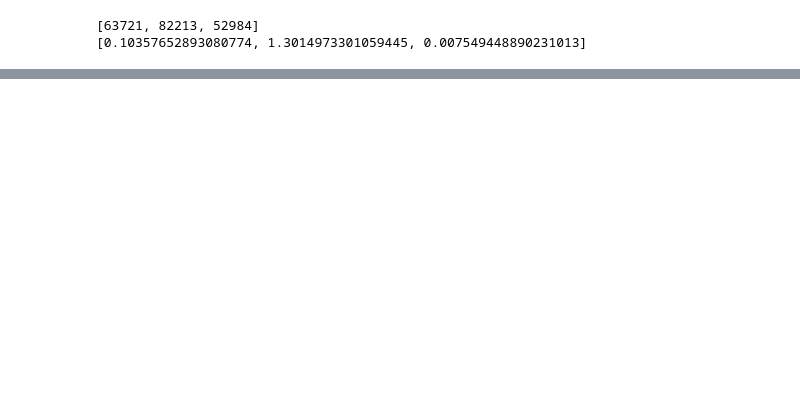
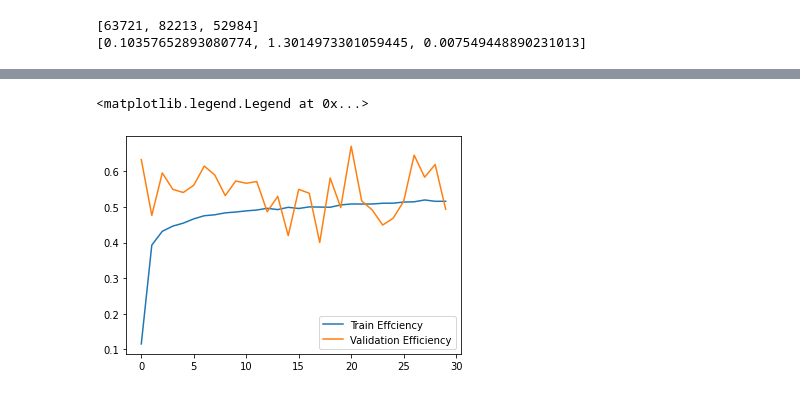
Before and after one commit to raeubaen/RadioMonteCarlo, a Jupyter notebook: keras_train.ipynb, the cells around one changed output, grey strips where cells are left out. Cells and saved outputs as stored; diff of their text form; code cells hidden in the pictures; blank space fills up the shorter version.

```diff
--- a/keras_train.ipynb
+++ b/keras_train.ipynb
@@ -205,0 +227,7 @@ Epoch 10/10
+# %%
+plt.plot(history.history['recall_1'], label="Train Effciency")
+plt.plot(history.history['val_recall_1'], label="Validation Efficiency")
+plt.legend()
+# %% [output]
+<matplotlib.legend.Legend at 0x...>
+[figure, added]
```
Also changed, not shown: parts of 14 cells of this notebook.
